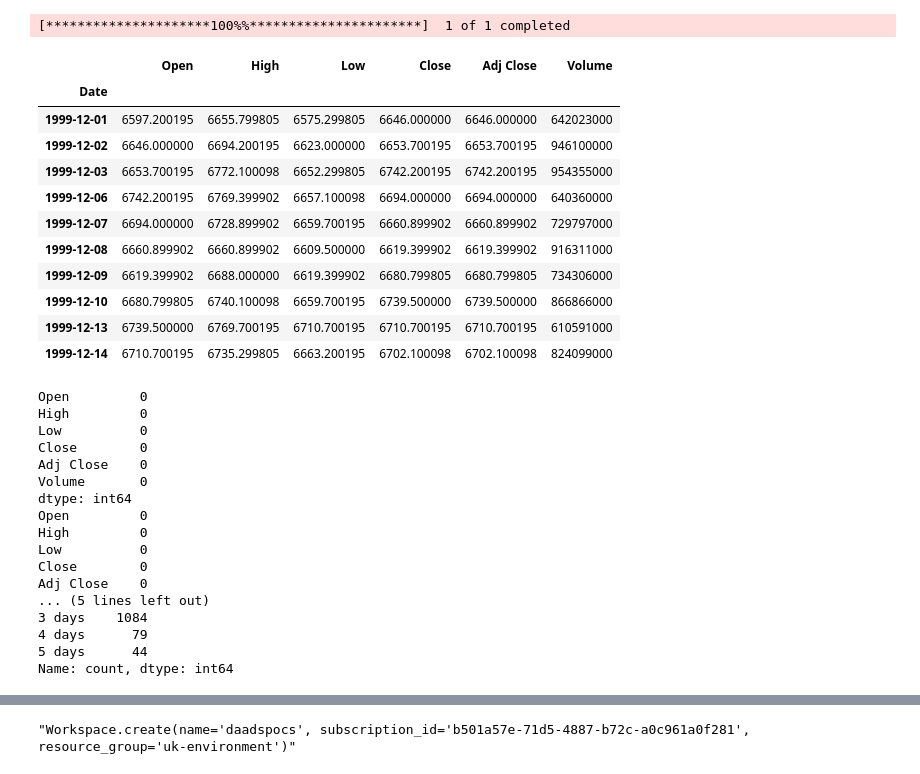
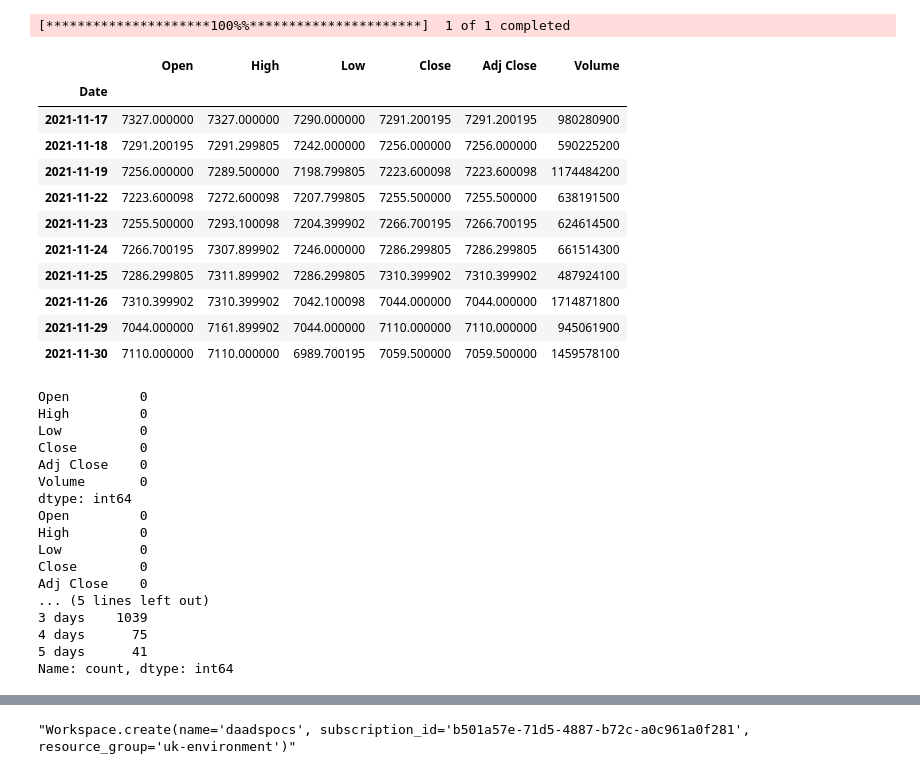
Before and after one commit to samhnatiuk/ftsedemo, a Jupyter notebook: demo.ipynb, the cells around one changed output, grey strips where cells are left out. Cells and saved outputs as stored; diff of their text form; code cells hidden in the pictures.

```diff
--- a/demo.ipynb
+++ b/demo.ipynb
@@ -42,24 +44,24 @@ import mlflow.keras
 import mlflow.sklearn
 # %%
 # downloading data
-data = yf.download("^FTSE", start="1999-12-01", end="2022-12-01")
+data = yf.download("^FTSE", start="1999-12-01", end="2021-12-01")
 # %% [output]
 [*********************100%%**********************]  1 of 1 completed
 # %%
-data.head(10)
+data.tail(10)
 # %% [output]
 |  | Open | High | Low | Close | Adj Close | Volume |
 | Date |  |  |  |  |  |  |
-| 1999-12-01 | 6597.200195 | 6655.799805 | 6575.299805 | 6646.000000 | 6646.000000 | 642023000 |
-| 1999-12-02 | 6646.000000 | 6694.200195 | 6623.000000 | 6653.700195 | 6653.700195 | 946100000 |
-| 1999-12-03 | 6653.700195 | 6772.100098 | 6652.299805 | 6742.200195 | 6742.200195 | 954355000 |
-| 1999-12-06 | 6742.200195 | 6769.399902 | 6657.100098 | 6694.000000 | 6694.000000 | 640360000 |
-| 1999-12-07 | 6694.000000 | 6728.899902 | 6659.700195 | 6660.899902 | 6660.899902 | 729797000 |
-| 1999-12-08 | 6660.899902 | 6660.899902 | 6609.500000 | 6619.399902 | 6619.399902 | 916311000 |
-| 1999-12-09 | 6619.399902 | 6688.000000 | 6619.399902 | 6680.799805 | 6680.799805 | 734306000 |
-| 1999-12-10 | 6680.799805 | 6740.100098 | 6659.700195 | 6739.500000 | 6739.500000 | 866866000 |
-| 1999-12-13 | 6739.500000 | 6769.700195 | 6710.700195 | 6710.700195 | 6710.700195 | 610591000 |
-| 1999-12-14 | 6710.700195 | 6735.299805 | 6663.200195 | 6702.100098 | 6702.100098 | 824099000 |
+| 2021-11-17 | 7327.000000 | 7327.000000 | 7290.000000 | 7291.200195 | 7291.200195 | 980280900 |
+| 2021-11-18 | 7291.200195 | 7291.299805 | 7242.000000 | 7256.000000 | 7256.000000 | 590225200 |
+| 2021-11-19 | 7256.000000 | 7289.500000 | 7198.799805 | 7223.600098 | 7223.600098 | 1174484200 |
+| 2021-11-22 | 7223.600098 | 7272.600098 | 7207.799805 | 7255.500000 | 7255.500000 | 638191500 |
+| 2021-11-23 | 7255.500000 | 7293.100098 | 7204.399902 | 7266.700195 | 7266.700195 | 624614500 |
+| 2021-11-24 | 7266.700195 | 7307.899902 | 7246.000000 | 7286.299805 | 7286.299805 | 661514300 |
+| 2021-11-25 | 7286.299805 | 7311.899902 | 7286.299805 | 7310.399902 | 7310.399902 | 487924100 |
+| 2021-11-26 | 7310.399902 | 7310.399902 | 7042.100098 | 7044.000000 | 7044.000000 | 1714871800 |
+| 2021-11-29 | 7044.000000 | 7161.899902 | 7044.000000 | 7110.000000 | 7110.000000 | 945061900 |
+| 2021-11-30 | 7110.000000 | 7110.000000 | 6989.700195 | 7059.500000 | 7059.500000 | 1459578100 |
 # %%
 print(data.isnull().sum())
 print(data.eq(0).sum())
@@ -78,9 +80,9 @@ Low          0
 Close        0
 Adj Close    0
 ... (5 lines left out)
-3 days    1084
-4 days      79
-5 days      44
+3 days    1039
+4 days      75
+5 days      41
 Name: count, dtype: int64
 # %%
 fig = px.line(data, x=data.index, y='Adj Close')
```
Also changed, not shown: parts of 26 cells of this notebook, 1 other file.
